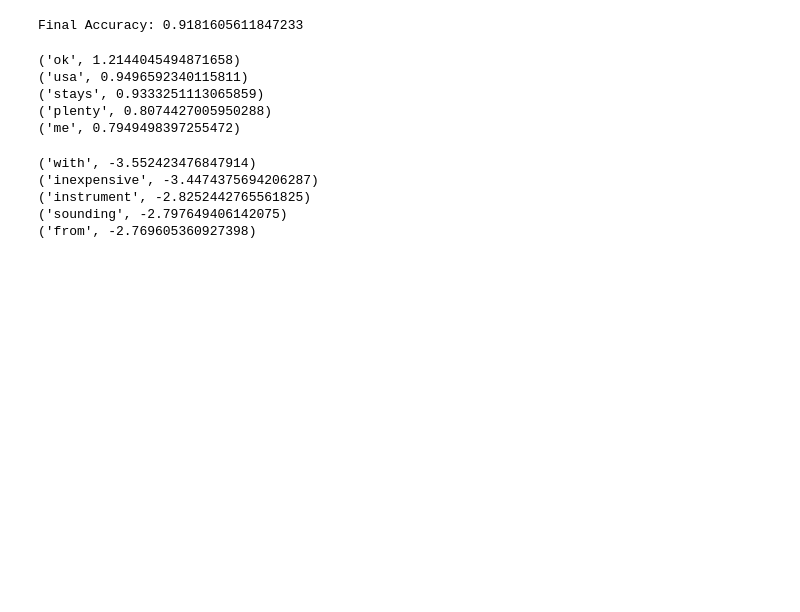
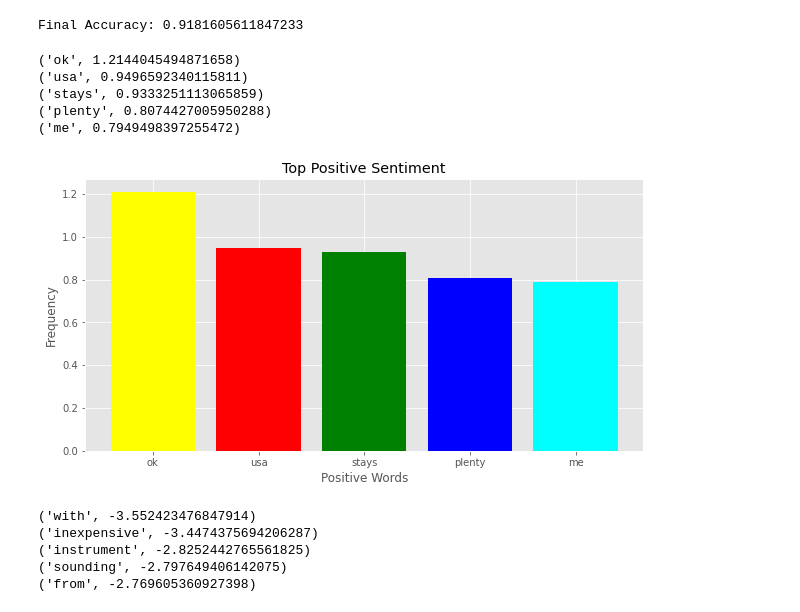
Before and after one commit to andrewbilbrey/NLP-assignment-7, a Jupyter notebook: NLP_assignment_7.ipynb, the cells around one changed output. Drawn from its saved outputs; the diff is of its cells as text; code cells hidden in the pictures; blank space fills up the shorter version.

```diff
--- a/NLP_assignment_7.ipynb
+++ b/NLP_assignment_7.ipynb
@@ -233,6 +233,25 @@ for best_positive in sorted(
 ('stays', 0.9333251113065859)
 ('plenty', 0.8074427005950288)
 ('me', 0.7949498397255472)
+# %%
+plt.style.use('ggplot')
+
+score = ['ok', 'usa', 'stays', 'plenty', 'me']
+appear = [1.21, 0.95, 0.93, 0.81, 0.79]
+
+x_pos = [i for i, _ in enumerate(score)]
+
+fig, ax = plt.subplots(figsize=(10, 5))
+plt.bar(x_pos, appear, color=['yellow', 'red', 'green', 'blue', 'cyan'])
+plt.xlabel("Positive Words")
+plt.ylabel("Frequency")
+plt.title("Top Positive Sentiment")
+
+plt.xticks(x_pos, score)
+
+plt.show()
+# %% [output]
+[figure, added]
 # %%
 for best_negative in sorted(
     feature_to_coef.items(),
```
Also changed, not shown: parts of 1 cell of this notebook.
